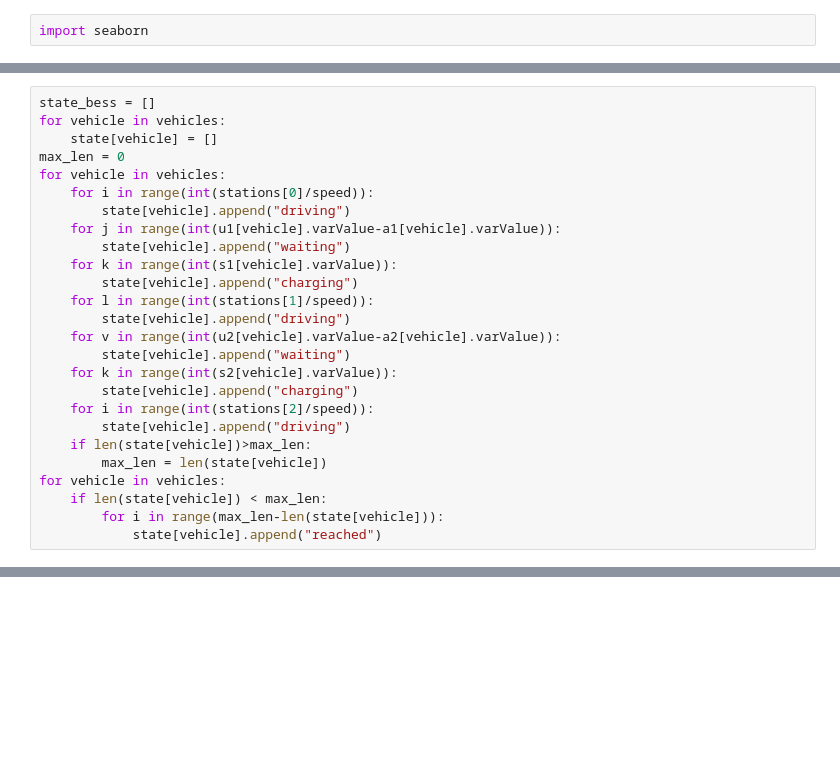
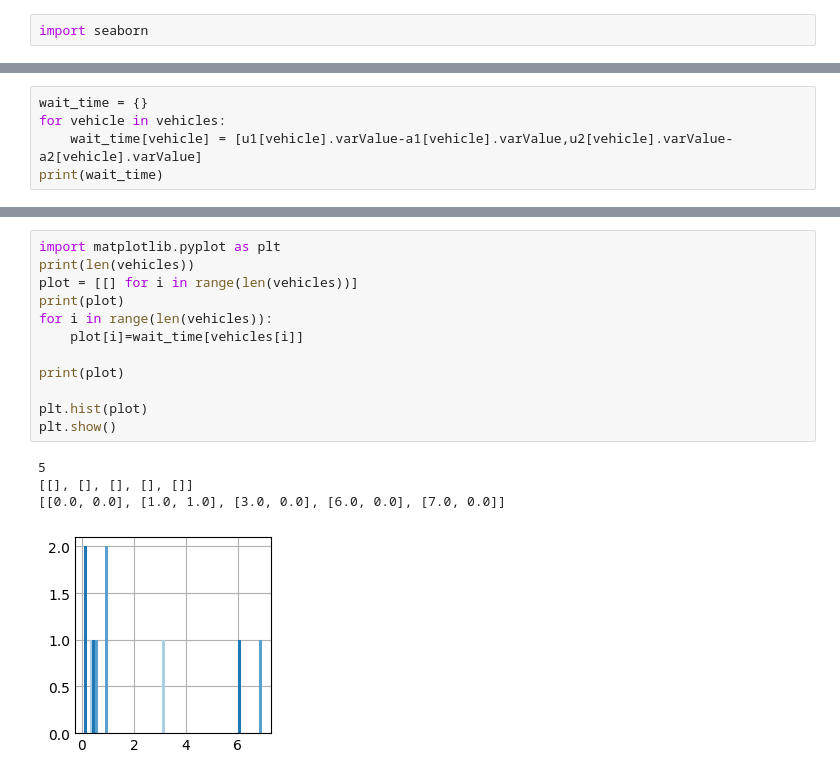
Before and after one commit to praveeenvijay/Routing, a Jupyter notebook: recharge schduling.ipynb, the cells around one changed output, grey strips where cells are left out. Cells and saved outputs as stored; diff of their text form; blank space fills up the shorter version.

Commit message:
implementing graphs

```diff
--- a/recharge schduling.ipynb
+++ b/recharge schduling.ipynb
@@ -277,26 +276,0 @@ print(soc_trucks)
-# %%
-state_bess = []
-for vehicle in vehicles:
-    state[vehicle] = []
-max_len = 0
-for vehicle in vehicles:
-    for i in range(int(stations[0]/speed)):
-        state[vehicle].append("driving")
-    for j in range(int(u1[vehicle].varValue-a1[vehicle].varValue)):
-        state[vehicle].append("waiting")
-    for k in range(int(s1[vehicle].varValue)):
-        state[vehicle].append("charging")
-    for l in range(int(stations[1]/speed)):
-        state[vehicle].append("driving")
-    for v in range(int(u2[vehicle].varValue-a2[vehicle].varValue)):
-        state[vehicle].append("waiting")
-    for k in range(int(s2[vehicle].varValue)):
-        state[vehicle].append("charging")
-    for i in range(int(stations[2]/speed)):
-        state[vehicle].append("driving")
-    if len(state[vehicle])>max_len:
-        max_len = len(state[vehicle])
-for vehicle in vehicles:
-    if len(state[vehicle]) < max_len:
-        for i in range(max_len-len(state[vehicle])):
-            state[vehicle].append("reached")
@@ -302,0 +374,5 @@ for vehicle in vehicles:
+# %%
+wait_time = {}
+for vehicle in vehicles:
+    wait_time[vehicle] = [u1[vehicle].varValue-a1[vehicle].varValue,u2[vehicle].varValue-a2[vehicle].varValue]
+print(wait_time)
@@ -302,0 +393,17 @@ for vehicle in vehicles:
+# %%
+import matplotlib.pyplot as plt
+print(len(vehicles))
+plot = [[] for i in range(len(vehicles))]
+print(plot)
+for i in range(len(vehicles)):
+    plot[i]=wait_time[vehicles[i]]
+
+print(plot)
+
+plt.hist(plot)
+plt.show()
+# %% [output]
+5
+[[], [], [], [], []]
+[[0.0, 0.0], [1.0, 1.0], [3.0, 0.0], [6.0, 0.0], [7.0, 0.0]]
+[figure, added]
```
Also changed, not shown: parts of 11 cells of this notebook.
